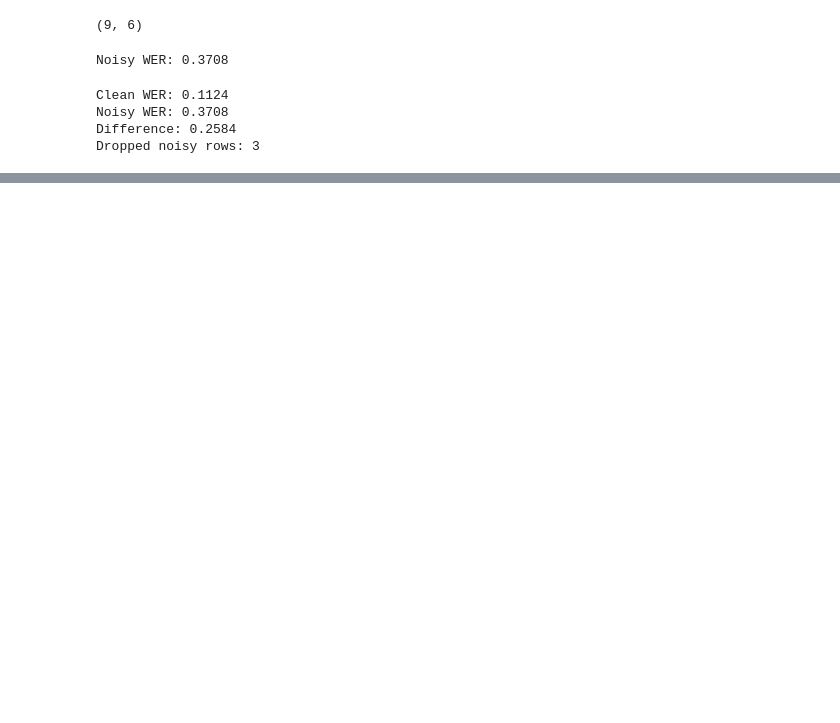
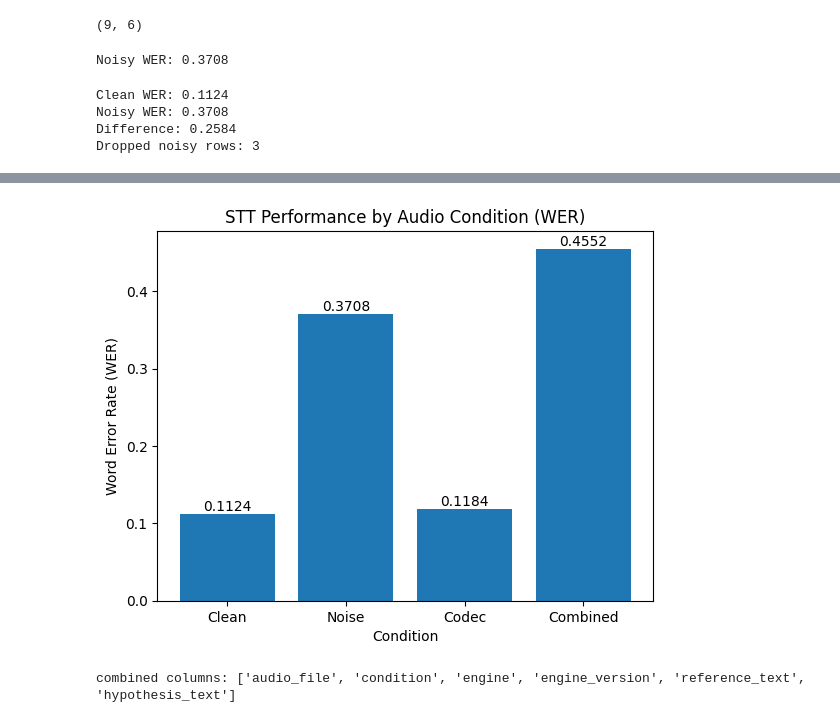
Before and after one commit to seandasean/stt-benchmark, a Jupyter notebook: analysis/benchmark_report.ipynb, the cells around one changed output, grey strips where cells are left out. Drawn from its saved outputs; the diff is of its cells as text; code cells hidden in the pictures; blank space fills up the shorter version.

Commit message:
Add combined condition results and update analysis + chart

```diff
--- a/analysis/benchmark_report.ipynb
+++ b/analysis/benchmark_report.ipynb
@@ -467,0 +549,27 @@ Dropped noisy rows: 3
+# %%
+import matplotlib.pyplot as plt
+
+conditions = ["Clean", "Noise", "Codec", "Combined"]
+wer_values = [0.1124, 0.3708, 0.1184, 0.4552]
+
+plt.figure()
+
+plt.bar(conditions, wer_values)
+
+plt.title("STT Performance by Audio Condition (WER)")
+plt.xlabel("Condition")
+plt.ylabel("Word Error Rate (WER)")
+
+for i, v in enumerate(wer_values):
+    plt.text(i, v, str(round(v, 4)), ha='center', va='bottom')
+
+plt.show()
+# %% [output]
+[figure, added]
+# %%
+import pandas as pd
+
+combined = pd.read_csv("../benchmark_output/openai_combined_results.csv")
+print("combined columns:", combined.columns.tolist())
+# %% [output]
+combined columns: ['audio_file', 'condition', 'engine', 'engine_version', 'reference_text', 'hypothesis_text']
```
Also changed, not shown: parts of 12 cells of this notebook, 38 other files.
